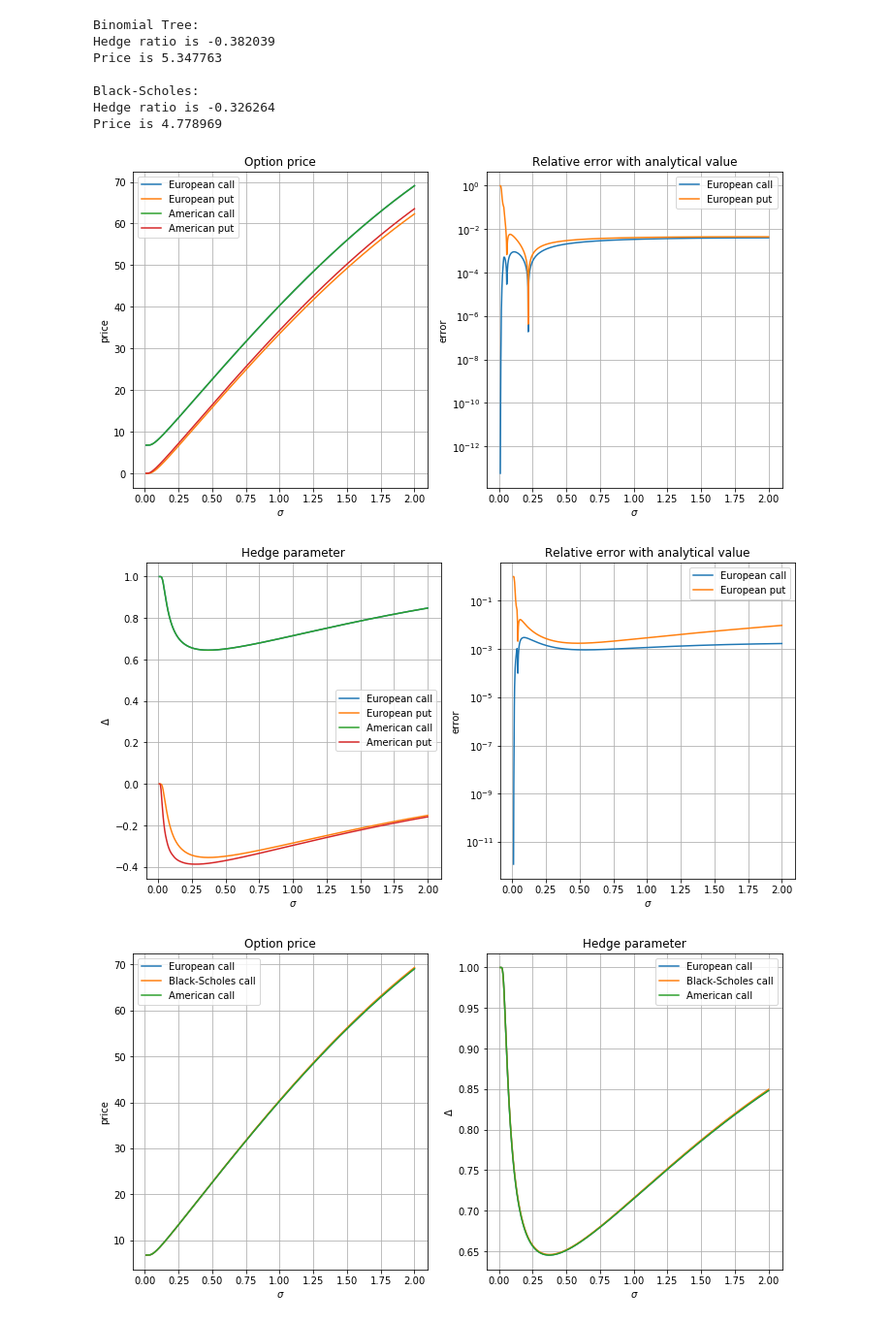
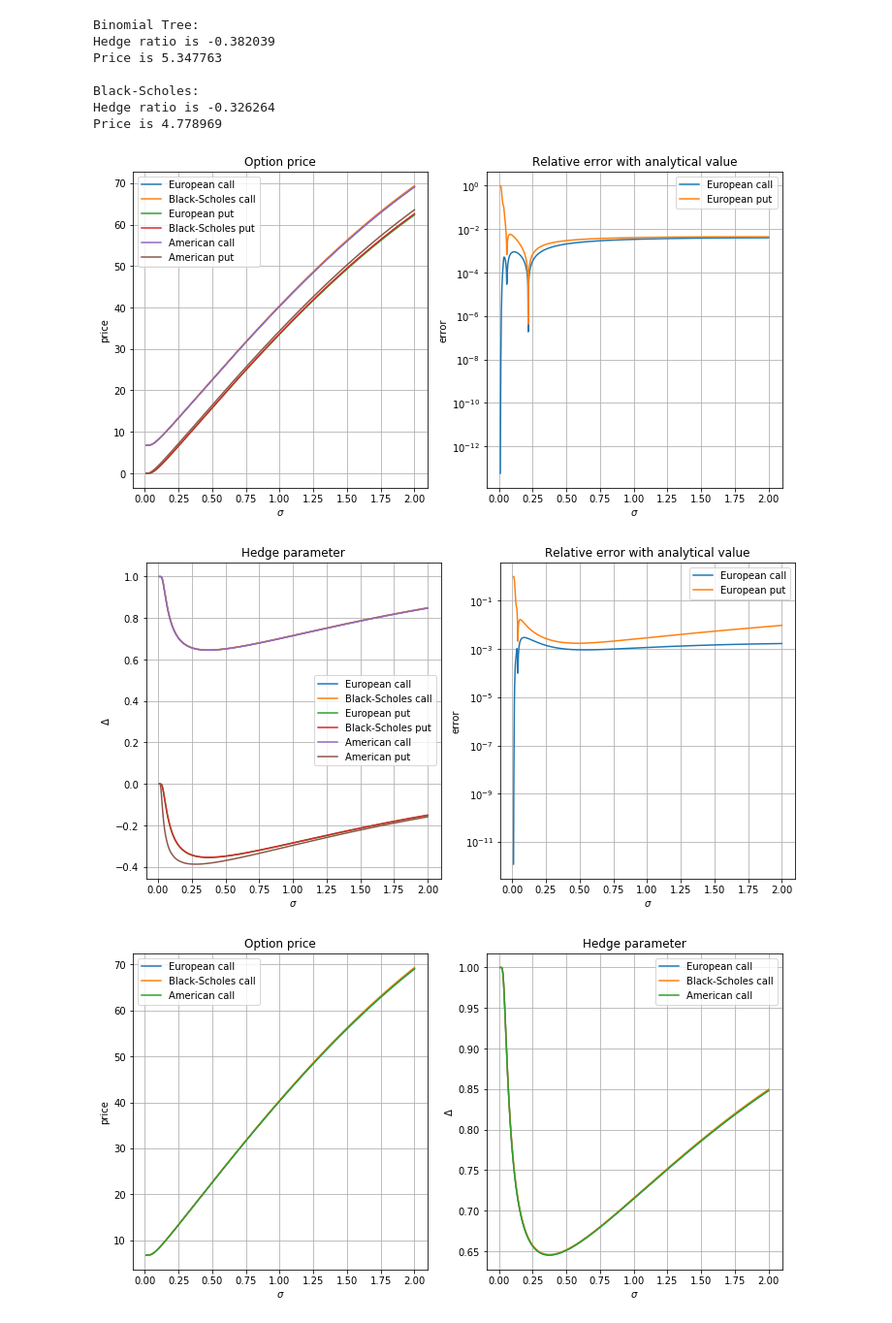
Before and after one commit to krishnakanthsasi/ComputationFin-nce-18, a Jupyter notebook: lab1/lab_assignment_1.ipynb, the cells around one changed output. Shown: that part at 97% size. Cells and saved outputs as stored; diff of their text form; code cells hidden in the pictures.

```diff
--- a/lab1/lab_assignment_1.ipynb
+++ b/lab1/lab_assignment_1.ipynb
@@ -199,6 +199,7 @@ for american in [False,True]:
         plt.plot(sigmas, f, label="%s %s" % (('American' if american else 'European'),
                                              ('call' if call else 'put')))
         if not american:
+            plt.plot(sigmas,options, label="Black-Scholes %s" % ('call' if call else 'put'))
             plt.subplot(1,2,2)
             plt.title("Relative error with analytical value")
             plt.yscale('log')
@@ -211,35 +212,36 @@ for american in [False,True]:
         plt.figure(2)
         plt.subplot(1,2,1)
         plt.title("Hedge parameter")
         plt.ylabel(r'$\Delta$')
         plt.xlabel(r'$\sigma$')
         plt.grid(True)
         plt.plot(sigmas, deltas, label="%s %s" % (('American' if american else 'European'),
                                                   ('call' if call else 'put')))
         if not american:
+            plt.plot(sigmas,hedges,label="Black-Scholes %s" % ('call' if call else 'put'))
             plt.subplot(1,2,2)
             plt.title("Relative error with analytical value")
             plt.yscale('log')
             plt.ylabel('error')
             plt.xlabel(r'$\sigma$')
             plt.grid(True)
             plt.plot(sigmas,np.abs((deltas-hedges) / hedges),
                      label="European %s" % ('call' if call else 'put'))
 
 plt.figure(1)
 plt.subplot(1,2,1)
 plt.legend()
 plt.subplot(1,2,2)
 plt.legend()
 plt.figure(2)
 plt.subplot(1,2,1)
 plt.legend()
 plt.subplot(1,2,2)
 plt.legend()
 plt.show()
 # %% [output]
-[figure, old version]
+[figure, new version]
-[figure, old version]
+[figure, new version]
 # %%
 S0, K = 100.0, 99
 r = 0.06
```
Also changed, not shown: parts of 1 cell of this notebook, 4 other files.
